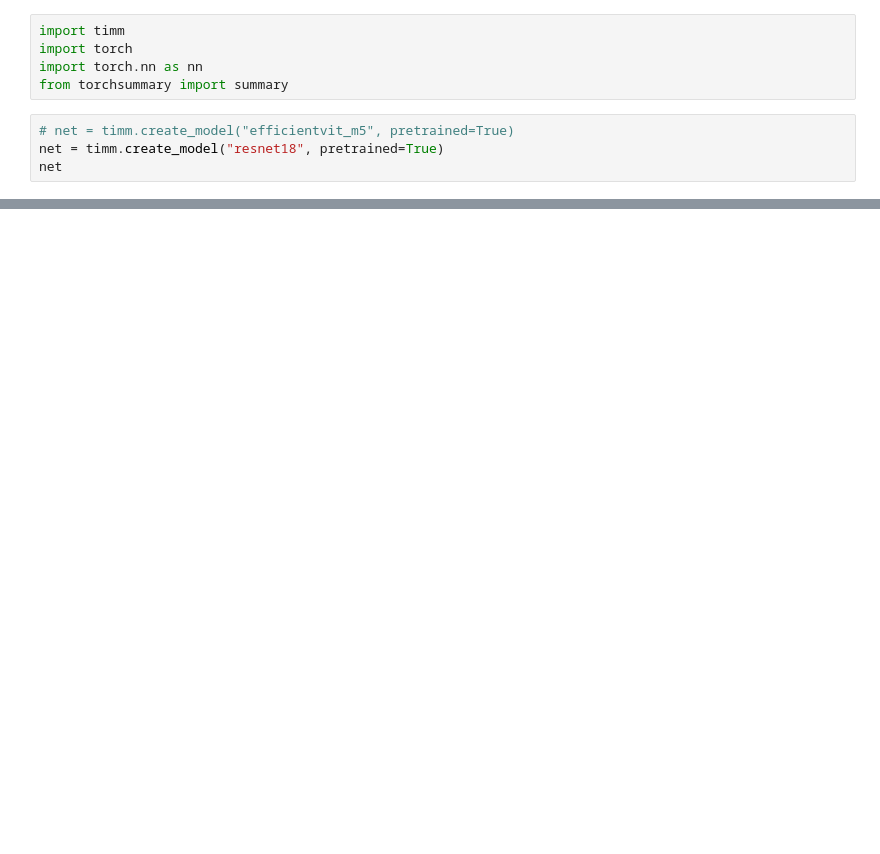
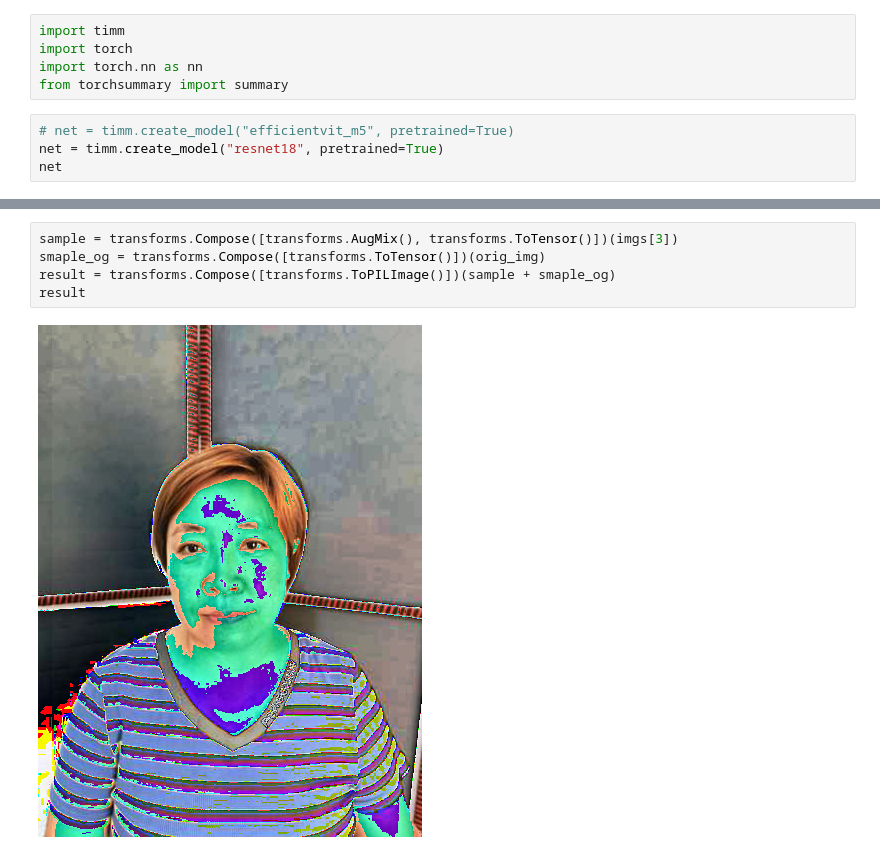
Before and after one commit to boostcampaitech6/level1-imageclassification-cv-04, a Jupyter notebook: timm_model_list.ipynb, the cells around one changed output, grey strips where cells are left out. Drawn from its saved outputs; the diff is of its cells as text; blank space fills up the shorter version.

```diff
--- a/timm_model_list.ipynb
+++ b/timm_model_list.ipynb
@@ -211,0 +159,7 @@ each_class_count, minimum / each_class_count
+# %%
+sample = transforms.Compose([transforms.AugMix(), transforms.ToTensor()])(imgs[3])
+smaple_og = transforms.Compose([transforms.ToTensor()])(orig_img)
+result = transforms.Compose([transforms.ToPILImage()])(sample + smaple_og)
+result
+# %% [output]
+[figure, added]
```
Also changed, not shown: parts of 11 cells of this notebook, 6 other files.
